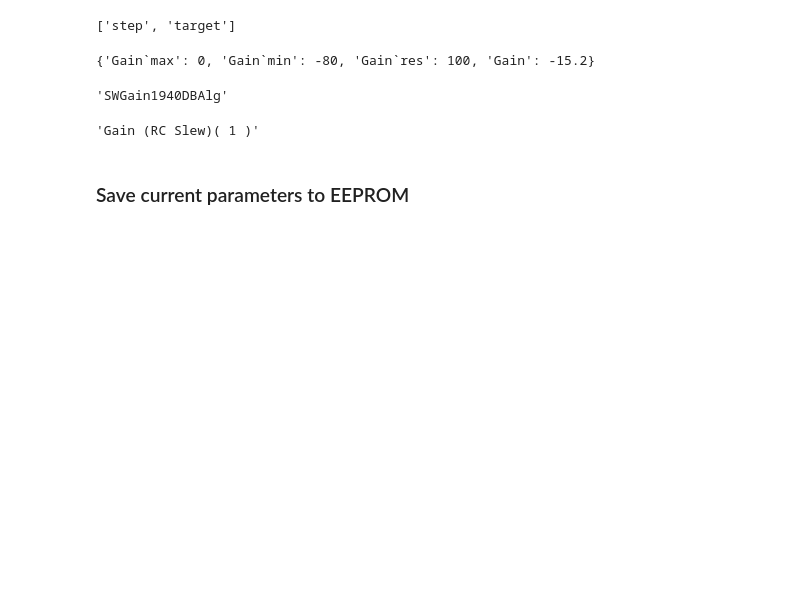
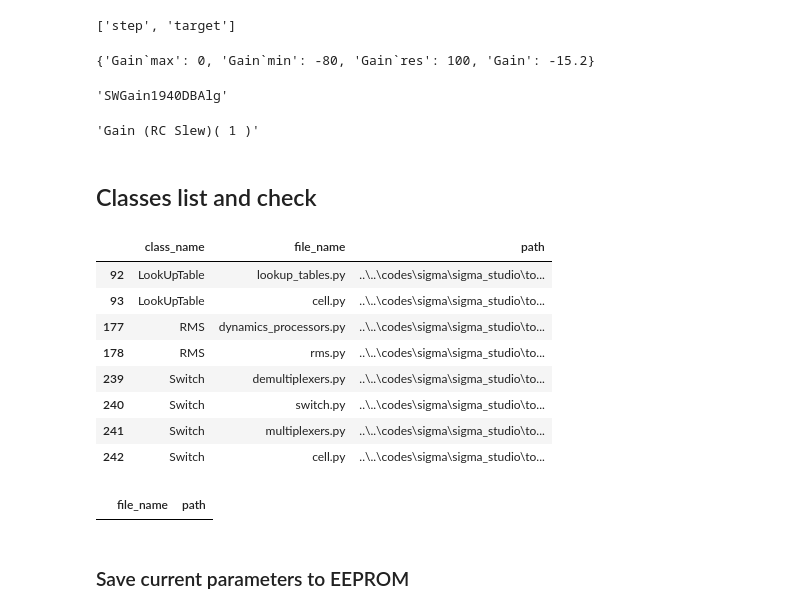
Before and after one commit to Wei1234c/SigmaDSP, a Jupyter notebook: notebooks/Functional test/Factory Functional Test.ipynb, the cells around one changed output. Drawn from its saved outputs; the diff is of its cells as text; code cells hidden in the pictures; blank space fills up the shorter version.

```diff
--- a/notebooks/Functional test/Factory Functional Test.ipynb
+++ b/notebooks/Functional test/Factory Functional Test.ipynb
@@ -205,6 +205,26 @@ volume_control_out01.algorithm_name
 volume_control_out01.description
 # %% [output]
 'Gain (RC Slew)( 1 )'
+# %% [markdown]
+## Classes list and check
+# %%
+df, df_duplicated_classes, df_duplicated_files = factory.get_classes_df()
+# %%
+df_duplicated_classes
+# %% [output]
+|  | class_name | file_name | path |
+| 92 | LookUpTable | lookup_tables.py | ..\..\codes\sigma\sigma_studio\to... |
+| 93 | LookUpTable | cell.py | ..\..\codes\sigma\sigma_studio\to... |
+| 177 | RMS | dynamics_processors.py | ..\..\codes\sigma\sigma_studio\to... |
+| 178 | RMS | rms.py | ..\..\codes\sigma\sigma_studio\to... |
+| 239 | Switch | demultiplexers.py | ..\..\codes\sigma\sigma_studio\to... |
+| 240 | Switch | switch.py | ..\..\codes\sigma\sigma_studio\to... |
+| 241 | Switch | multiplexers.py | ..\..\codes\sigma\sigma_studio\to... |
+| 242 | Switch | cell.py | ..\..\codes\sigma\sigma_studio\to... |
+# %%
+df_duplicated_files
+# %% [output]
+|  | file_name | path |
 # %% [markdown]
 ### Save current parameters to EEPROM
 # %%
```
Also changed, not shown: 40 other files.
